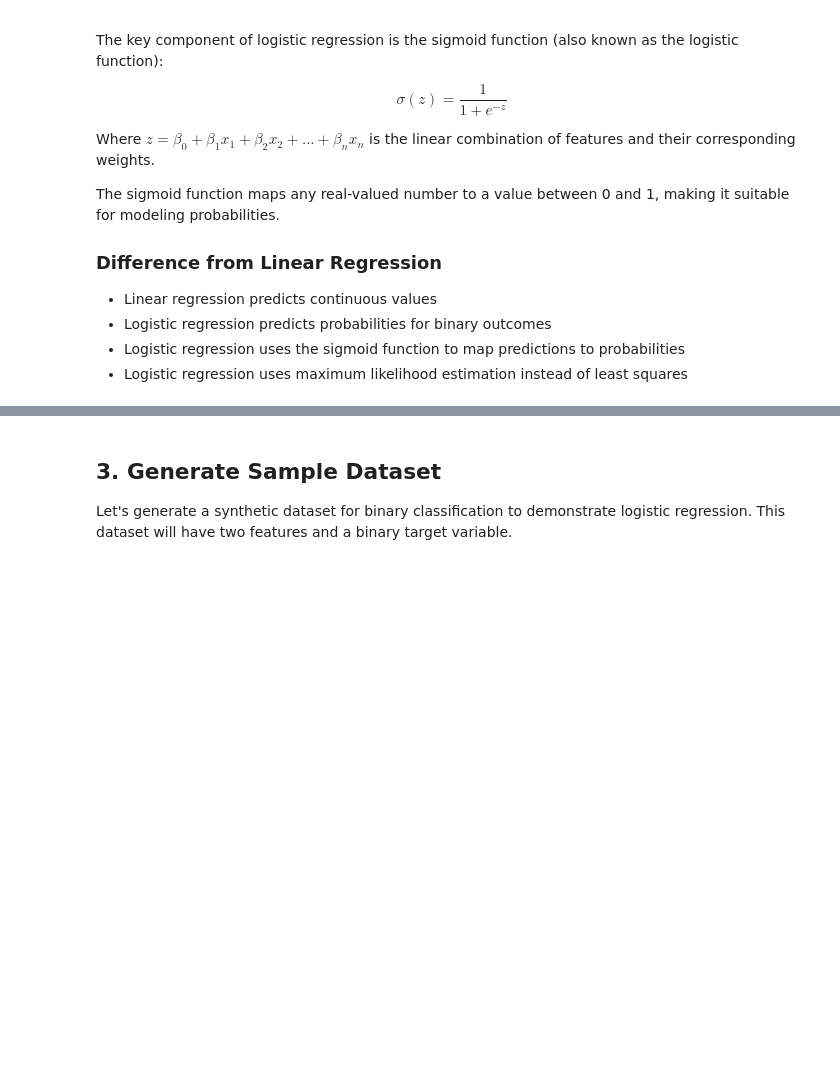
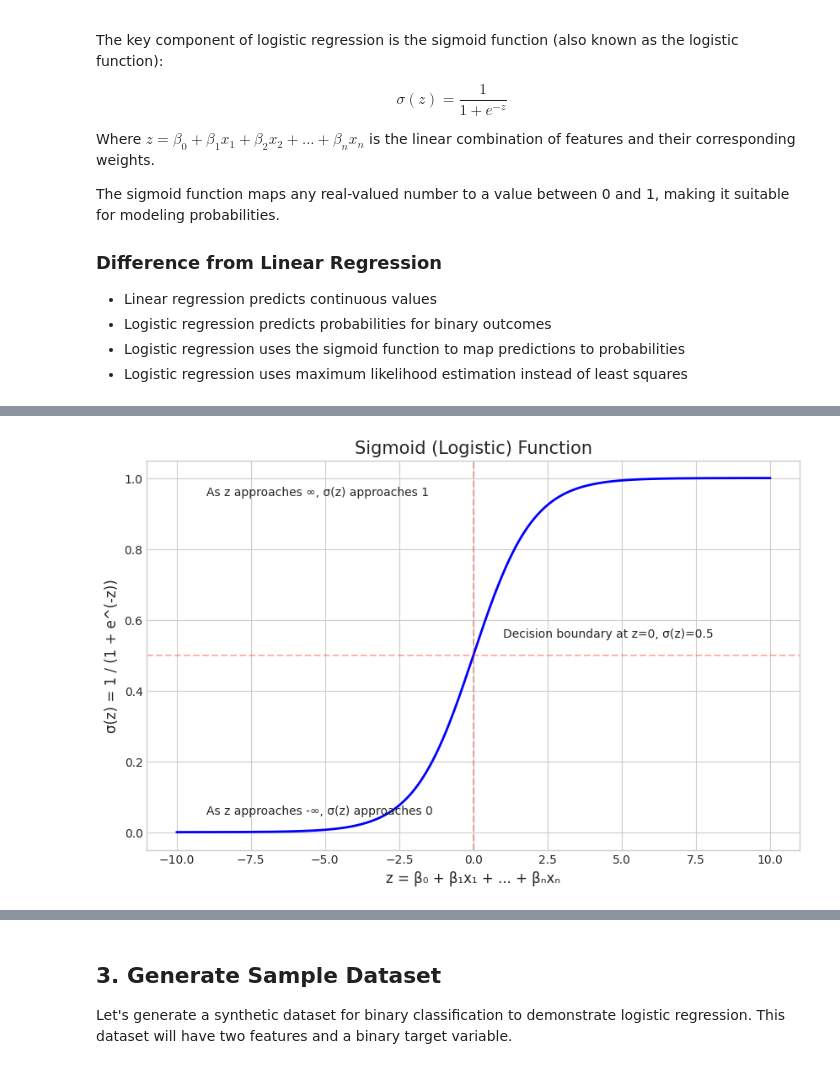
Before and after one commit to pavelklos/ai-ml, a Jupyter notebook: 2-ML/02-01-09.ipynb, the cells around one changed output, grey strips where cells are left out. Saved outputs shown, nothing was run; the diff lists cells and outputs as text; code cells hidden in the pictures; blank space fills up the shorter version.

```diff
--- a/2-ML/02-01-09.ipynb
+++ b/2-ML/02-01-09.ipynb
@@ -66,0 +78,29 @@ plt.show()
+# %%
+import numpy as np
+import matplotlib.pyplot as plt
+import matplotlib as mpl
+
+# Set font to DejaVu Sans globally (or any other that supports subscript glyphs)
+mpl.rcParams['font.family'] = 'DejaVu Sans'
+
+# Visualize the sigmoid function
+def sigmoid(x):
+    return 1 / (1 + np.exp(-x))
+
+x = np.linspace(-10, 10, 1000)
+y = sigmoid(x)
+
+plt.figure(figsize=(10, 6))
+plt.plot(x, y, 'b-', linewidth=2)
+plt.grid(True)
+plt.title('Sigmoid (Logistic) Function', fontsize=15)
+plt.xlabel('z = β₀ + β₁x₁ + ... + βₙxₙ', fontsize=12)
+plt.ylabel('σ(z) = 1 / (1 + e^(-z))', fontsize=12)
+plt.axhline(y=0.5, color='r', linestyle='--', alpha=0.3)
+plt.axvline(x=0, color='r', linestyle='--', alpha=0.3)
+plt.text(-9, 0.95, 'As z approaches ∞, σ(z) approaches 1', fontsize=10)
+plt.text(-9, 0.05, 'As z approaches -∞, σ(z) approaches 0', fontsize=10)
+plt.text(1, 0.55, 'Decision boundary at z=0, σ(z)=0.5', fontsize=10)
+plt.show()
+# %% [output]
+[figure, added]
```
Also changed, not shown: parts of 21 cells of this notebook.
